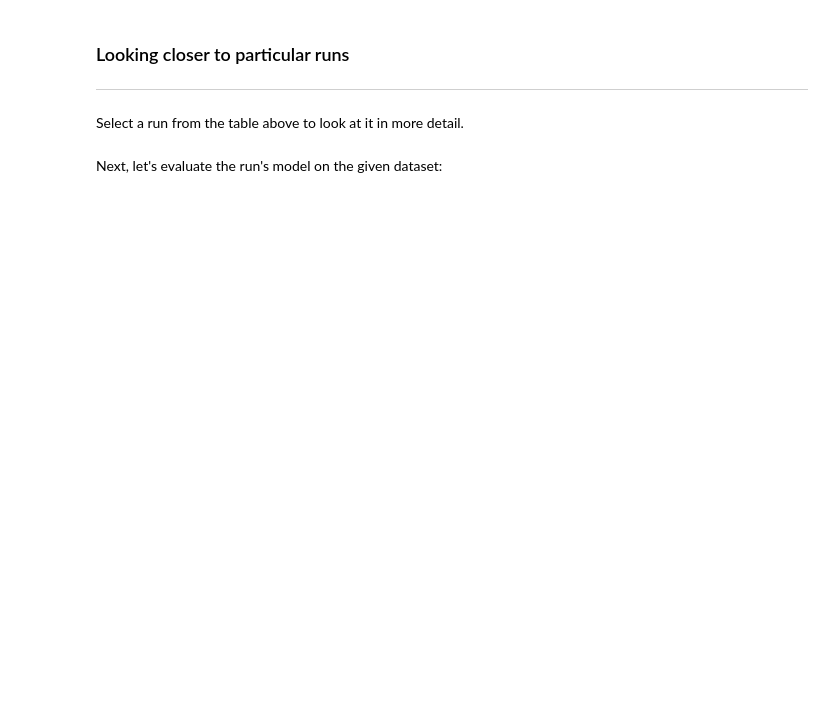
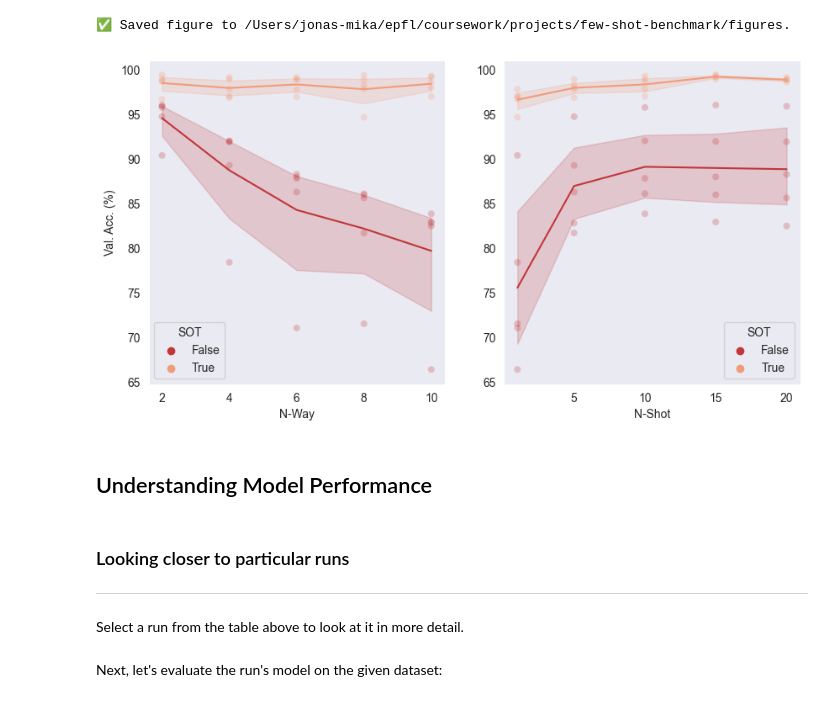
Before and after one commit to mikasenghaas/few-shot-benchmark, a Jupyter notebook: notebooks/analysis.ipynb, the cells around one changed output. Cells and saved outputs as stored; diff of their text form; code cells hidden in the pictures; blank space fills up the shorter version.

```diff
--- a/notebooks/analysis.ipynb
+++ b/notebooks/analysis.ipynb
@@ -59,11 +278,10 @@ Let's start by loading all runs from the given experiment group.
 # %%
-# Initialize wandb
-api = wandb.Api()
-
-# Get all runs
-runs = api.runs(f"{WANDB_ENTITY}/{WANDB_PROJECT}")
+# Load experiment data for `way-shot` experiment
+GROUP = "way-shot"
+USER = "mikasenghaas"
 
 # Filter runs by group
-group_runs = [run for run in runs if run.group == GROUP]
-print(f"Found {len(group_runs)} runs")
+group_runs = [run for run in runs if run.group ==
+              GROUP and run.state == "finished"]
+print(f"✅ Found {len(group_runs)} runs")
 # %% [output]
@@ -81,0 +308,6 @@ df_runs.head()
+# %%
+# Group tuning runs by experiment configuration
+df_best_runs = utils.get_best_run(df_runs, metric=("eval", "val/acc"))
+print(f"✅ Filtered to {len(df_best_runs)} best runs.")
+
+df_best_runs.head()
@@ -82,3 +329,63 @@ df_runs.head()
+# %%
+# Plot test/acc vs. n_shot for SOT and non-SOT methods
+fig, axs = plt.subplots(ncols=2, figsize=(10, 5))
+
+# test/acc ~ n_shot
+sns.scatterplot(
+    data=df_best_runs,
+    x=("config", "n_way"),
+    y=("eval", "test/acc"),
+    hue=("config", "use_sot"),
+    alpha=0.25,
+    ax=axs[0],
+)
+sns.lineplot(
+    data=df_best_runs,
+    x=("config", "n_way"),
+    y=("eval", "test/acc"),
+    hue=("config", "use_sot"),
+    legend=False,
+    ax=axs[0],
+)
+
+# test/acc ~ n_way
+sns.scatterplot(
+    data=df_best_runs,
+    x=("config", "n_shot"),
+    y=("eval", "test/acc"),
+    hue=("config", "use_sot"),
+    alpha=0.25,
+    ax=axs[1],
+)
+sns.lineplot(
+    data=df_best_runs,
+    x=("config", "n_shot"),
+    y=("eval", "test/acc"),
+    hue=("config", "use_sot"),
+    legend=False,
+    ax=axs[1],
+)
+
+# Set axis labels
+axs[0].set_xlabel("N-Way")
+axs[1].set_xlabel("N-Shot")
+
+# Set axis labels
+axs[0].set_ylabel("Val. Acc. (%)")
+axs[1].set_ylabel("")
+
+# Set legend title
+axs[0].get_legend().set_title("SOT")
+axs[1].get_legend().set_title("SOT")
+
+# Save figure
+fig.savefig(os.path.join(FIGURE_DIR, "way-shot.pdf"), bbox_inches="tight")
+print(f"✅ Saved figure to {FIGURE_DIR}.")
+# %% [output]
+✅ Saved figure to /Users/jonas-mika/epfl/coursework/projects/few-shot-benchmark/figures.
+[figure, added]
+# %% [markdown]
+## Understanding Model Performance
 # %% [markdown]
 ### Looking closer to particular runs
 
```
Also changed, not shown: parts of 31 cells of this notebook, 3 other files.
